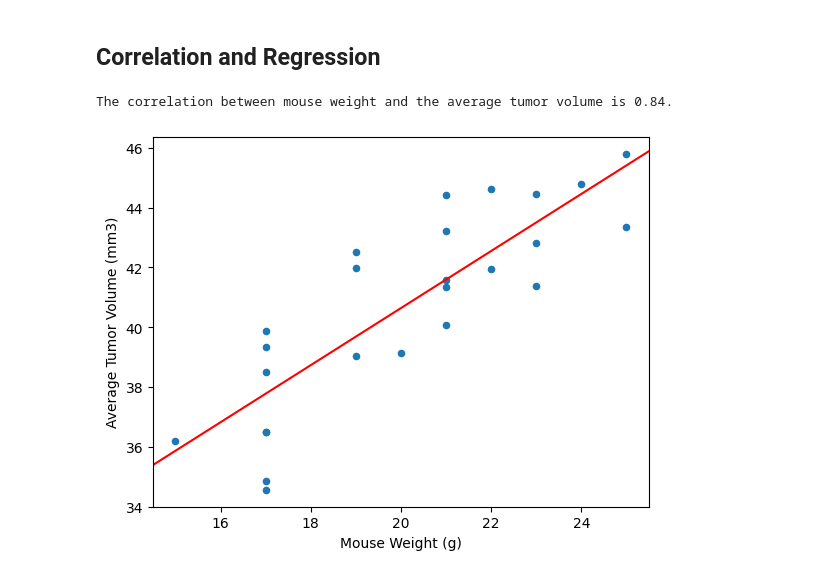
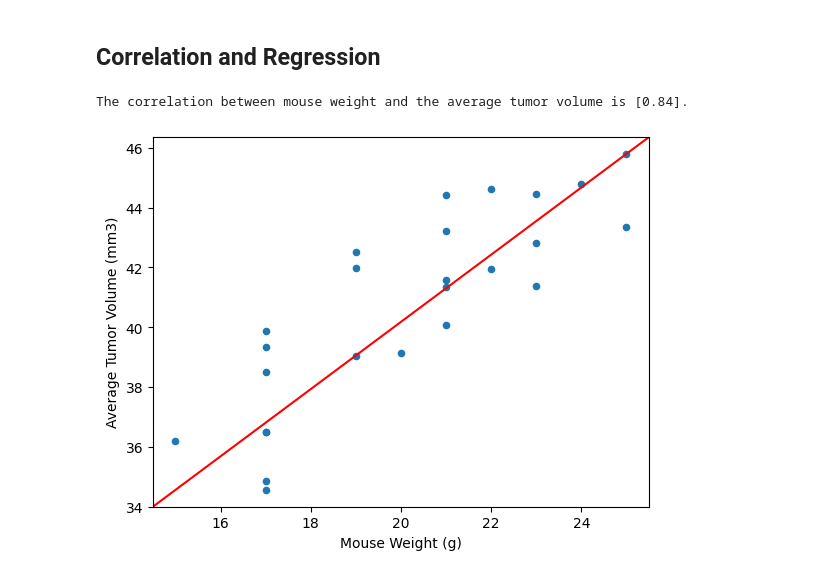
Before and after one commit to kaijaygregory/data-visualization-challenge, a Jupyter notebook: pymaceuticals_starter.ipynb, the cells around one changed output. Cells and saved outputs as stored; diff of their text form; code cells hidden in the pictures.

```diff
--- a/pymaceuticals_starter.ipynb
+++ b/pymaceuticals_starter.ipynb
@@ -13,8 +13,8 @@ import scipy.stats as st
 import numpy as np
 
 # Study data files
-mouse_metadata_path = "../data/Mouse_metadata.csv"
-study_results_path = "../data/Study_results.csv"
+mouse_metadata_path = "data/Mouse_metadata.csv"
+study_results_path = "data/Study_results.csv"
 
 # Read the mouse data and the study results
 mouse_metadata = pd.read_csv(mouse_metadata_path)
@@ -291,25 +291,25 @@ plt.show()
 # %%
 # Calculate the correlation coefficient and a linear regression model
 # for mouse weight and average observed tumor volume for the entire Capomulin regime
-correlation_coeff = st.pearsonr(x_values, y_values)
+correlation_coeff = st.pearsonr(capomulin_weights, capomulin_avgs)
 print(f"The correlation between mouse weight and the average tumor volume is {np.round(correlation_coeff[0], 2)}.")
 
 # Create a scatter plot
 data_to_graph.plot.scatter(x="Weight (g)", y="Tumor Volume (mm3)")
 
 # Customize the plot with labels
 plt.xlabel("Mouse Weight (g)")
 plt.ylabel("Average Tumor Volume (mm3)")  # Set the y-axis label
 
 # Calculate the linear regression line
 (x_min, x_max) = plt.xlim()
 (y_min, y_max) = plt.ylim()
-plt.axline((0, intercept), slope=slope, color="red")
+plt.axline((x_min, y_min), (x_max, y_max), color="red")
 plt.xlim(x_min, x_max)
 plt.ylim(y_min, y_max)
 
 # Display the plot
 plt.show()
 # %% [output]
-The correlation between mouse weight and the average tumor volume is 0.84.
+The correlation between mouse weight and the average tumor volume is [0.84].
-[figure, old version]
+[figure, new version]
```
